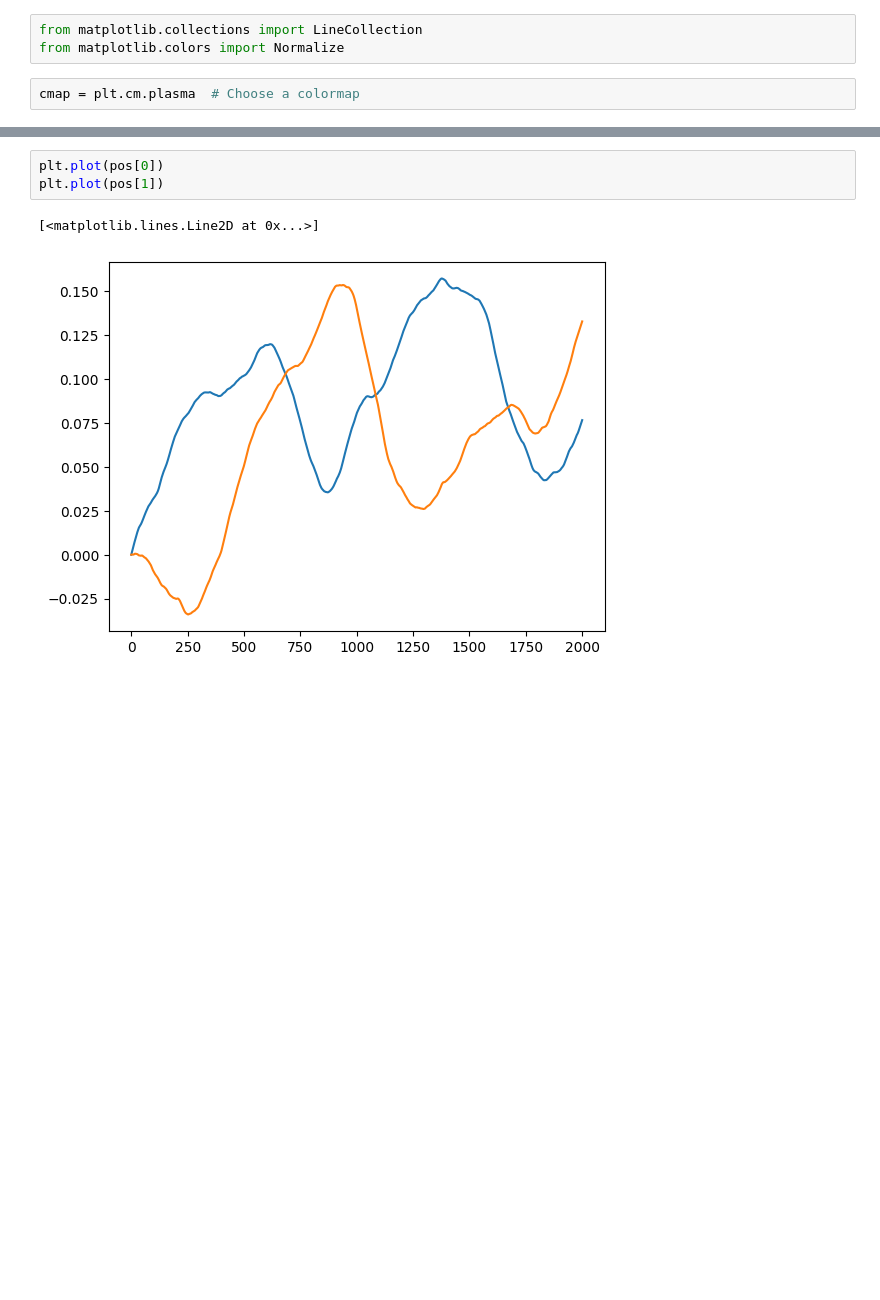
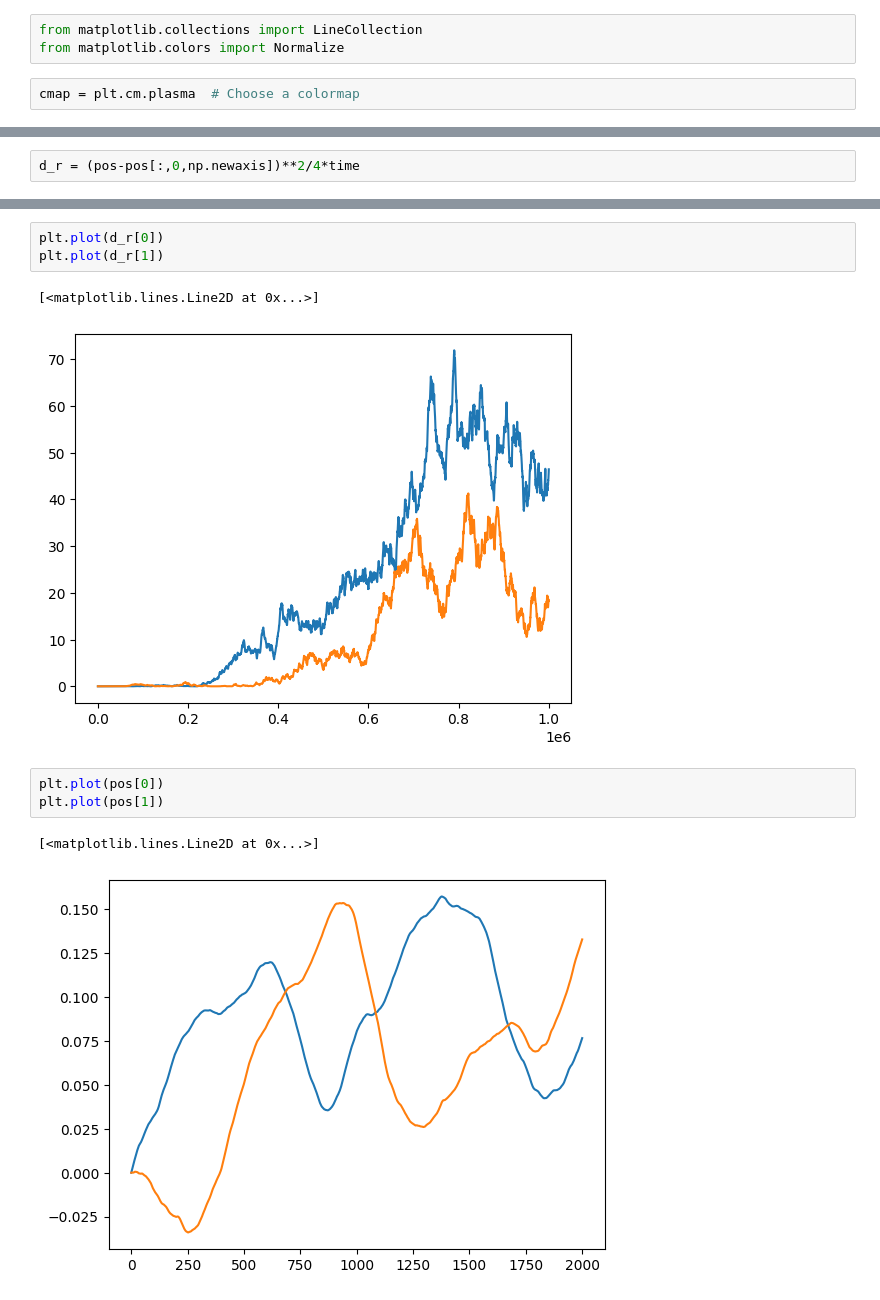
Before and after one commit to JONNeKK/ccs, a Jupyter notebook: week_10/week_10.ipynb, the cells around one changed output, grey strips where cells are left out. Saved outputs shown, nothing was run; the diff lists cells and outputs as text; blank space fills up the shorter version.

```diff
--- a/week_10/week_10.ipynb
+++ b/week_10/week_10.ipynb
@@ -89,0 +406,2 @@ plt.show()
+# %%
+d_r = (pos-pos[:,0,np.newaxis])**2/4*time
@@ -90,3 +415,9 @@ plt.show()
+# %%
+plt.plot(d_r[0])
+plt.plot(d_r[1])
+# %% [output]
+[<matplotlib.lines.Line2D at 0x...>]
+[figure, added]
 # %%
 plt.plot(pos[0])
 plt.plot(pos[1])
```
Also changed, not shown: parts of 28 cells of this notebook.
